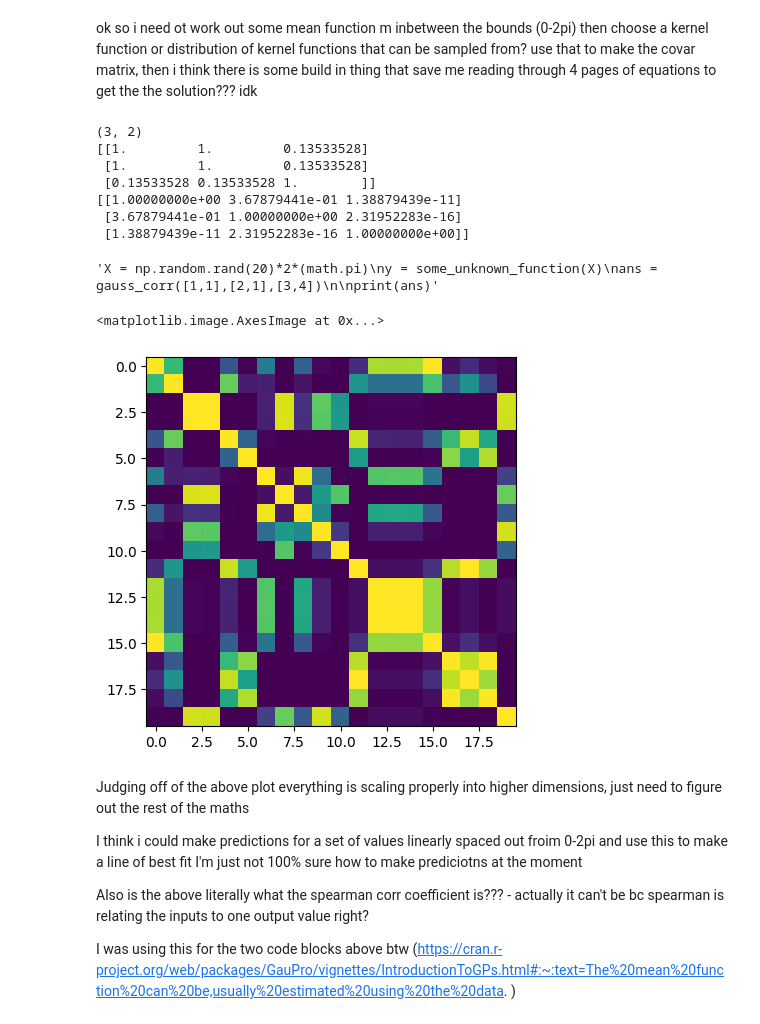
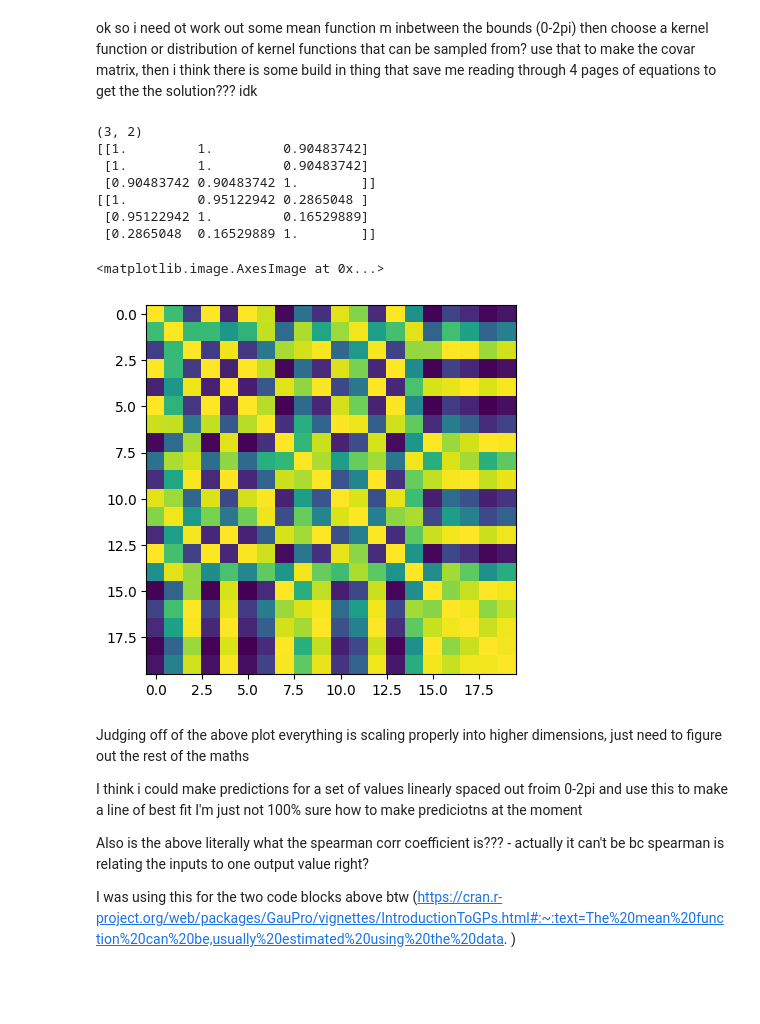
Before and after one commit to sean-parry/GaussianProcesses, a Jupyter notebook: GaussianProcesses.ipynb, the cells around one changed output. Cells and saved outputs as stored; diff of their text form; code cells hidden in the pictures; blank space fills up the shorter version.

```diff
--- a/GaussianProcesses.ipynb
+++ b/GaussianProcesses.ipynb
@@ -31,25 +31,25 @@ ok so i need ot work out some mean function m inbetween the bounds (0-2pi) then
 
 # max corr from this is 1 so s.d vector * gauss_corr
 # to get the covar matrix
-def gauss_corr(theta_vec, a_vec, b_vec):
+def gauss_corr(l, a_vec, b_vec):
     # a and b are points they could be scalar or vector
     exponent = 0
-    for theta,a,b in zip(theta_vec,a_vec, b_vec):
-        exponent += -theta*(a-b)**2
+    for a,b in zip(a_vec, b_vec):
+        exponent += -(1/2*l)*(a-b)**2
 
     return (math.e)**exponent
 
 #this sends of x1x1 x1x2 and so on to the guass_corr calc
 # for 1 input x this isn't all that important but higher dims
 # will benifit from this expected form [[x1,x2],[x1,x2]]
-def gauss_corr_handler(theta_vec, X):
+def gauss_corr_handler(X, l=0.1):
     R = []
     X = np.array(X)
     X_shape = (X.shape)[0]
     R = np.zeros((X_shape,X_shape))
     for i, x_vec_1 in enumerate(X):
         for j, x_vec_2 in enumerate(X):
-            R[i][j] = gauss_corr(theta_vec,x_vec_1,x_vec_2)
+            R[i][j] = gauss_corr(l,x_vec_1,x_vec_2)
     return R
 
 #form [[x1,x2],[x1,x2]]
@@ -58,7 +58,7 @@ X = [[1,1],[1,1],[2,2]]
 X = np.array(X)
 print(X.shape)
 theta_vec = [1,1]
-R = gauss_corr_handler(theta_vec, X)
+R = gauss_corr_handler(X)
 # this output looks correct which is good
 # using identical x vals give a load of
 # ones which is the expected behaviour ...
@@ -66,30 +66,29 @@ print(R)
 
 # just checking it can also deal with single dims:
 X_test = [[1],[0],[6]]
-print(gauss_corr_handler([1],X_test))
+print(gauss_corr_handler(X_test))
 # good still works with this as well so functions are ok
 # %% [output]
 (3, 2)
-[[1.         1.         0.13533528]
- [1.         1.         0.13533528]
- [0.13533528 0.13533528 1.        ]]
-[[1.00000000e+00 3.67879441e-01 1.38879439e-11]
- [3.67879441e-01 1.00000000e+00 2.31952283e-16]
- [1.38879439e-11 2.31952283e-16 1.00000000e+00]]
+[[1.         1.         0.90483742]
+ [1.         1.         0.90483742]
+ [0.90483742 0.90483742 1.        ]]
+[[1.         0.95122942 0.2865048 ]
+ [0.95122942 1.         0.16529889]
+ [0.2865048  0.16529889 1.        ]]
-'X = np.random.rand(20)*2*(math.pi)\ny = some_unknown_function(X)\nans = gauss_corr([1,1],[2,1],[3,4])\n\nprint(ans)'
 # %%
 
 X = np.random.rand(20)*2*(math.pi)
 # makes X the correct shape for the handler
 # altho if x goes up in dims this is going to cause issues
 # should be (-1,) but then my iterator won't work
 X = X.reshape(-1,1)
 y = some_unknown_function(X)
-R = gauss_corr_handler([1],X)
+R = gauss_corr_handler([0.1],X)
 plt.imshow(R)
 # %% [output]
 <matplotlib.image.AxesImage at 0x...>
-[figure, old version]
+[figure, new version]
 # %% [markdown]
 Judging off of the above plot everything is scaling properly into higher dimensions, just need to figure out the rest of the maths
 
```
Also changed, not shown: parts of 3 cells of this notebook.
